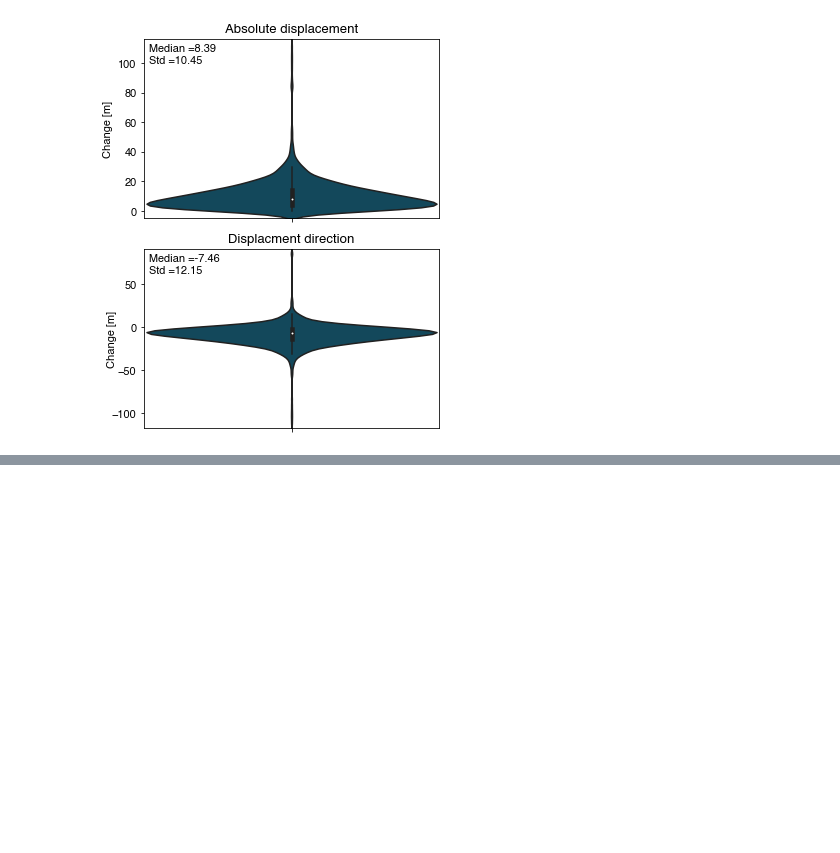
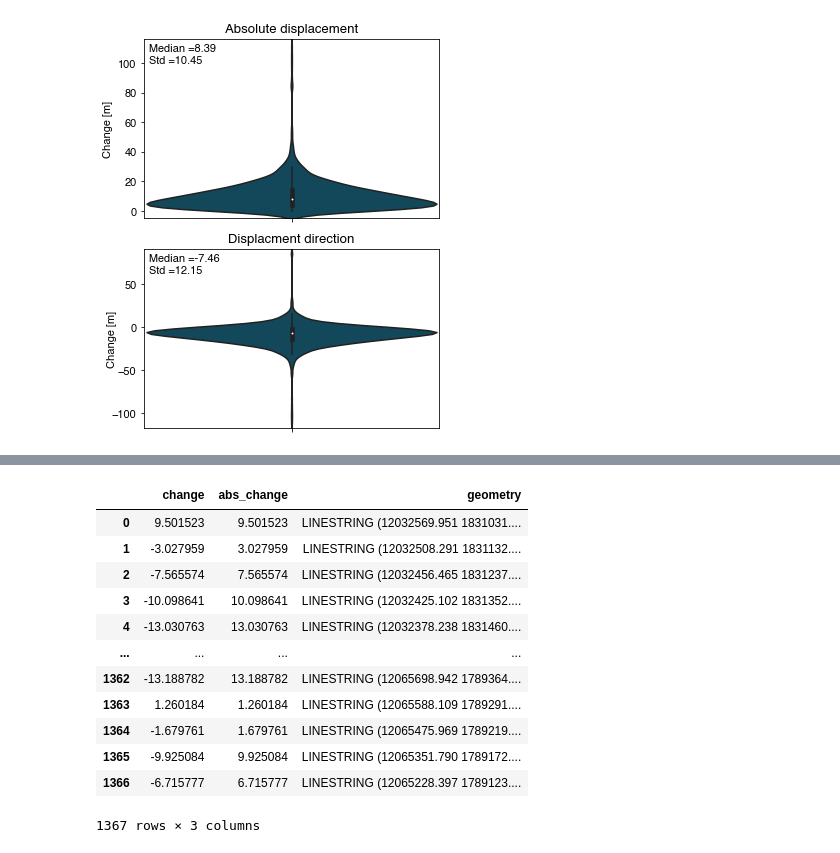
Before and after one commit to ronjalappe/VN_coastline_dynamics, a Jupyter notebook: Da_Nang_validation.ipynb, the cells around one changed output, grey strips where cells are left out. Drawn from its saved outputs; the diff is of its cells as text; code cells hidden in the pictures; blank space fills up the shorter version.

```diff
--- a/Da_Nang_validation.ipynb
+++ b/Da_Nang_validation.ipynb
@@ -227,0 +238,16 @@ plt.plot(range(len(validation_change)),validation_change.change)
+# %%
+validation_change
+# %% [output]
+|  | change | abs_change | geometry |
+| 0 | 9.501523 | 9.501523 | LINESTRING (12032569.951 1831031.... |
+| 1 | -3.027959 | 3.027959 | LINESTRING (12032508.291 1831132.... |
+| 2 | -7.565574 | 7.565574 | LINESTRING (12032456.465 1831237.... |
+| 3 | -10.098641 | 10.098641 | LINESTRING (12032425.102 1831352.... |
+| 4 | -13.030763 | 13.030763 | LINESTRING (12032378.238 1831460.... |
+| ... | ... | ... | ... |
+| 1362 | -13.188782 | 13.188782 | LINESTRING (12065698.942 1789364.... |
+| 1363 | 1.260184 | 1.260184 | LINESTRING (12065588.109 1789291.... |
+| 1364 | -1.679761 | 1.679761 | LINESTRING (12065475.969 1789219.... |
+| 1365 | -9.925084 | 9.925084 | LINESTRING (12065351.790 1789172.... |
+| 1366 | -6.715777 | 6.715777 | LINESTRING (12065228.397 1789123.... |
+1367 rows × 3 columns
```
Also changed, not shown: parts of 7 cells of this notebook, 2 other files.
